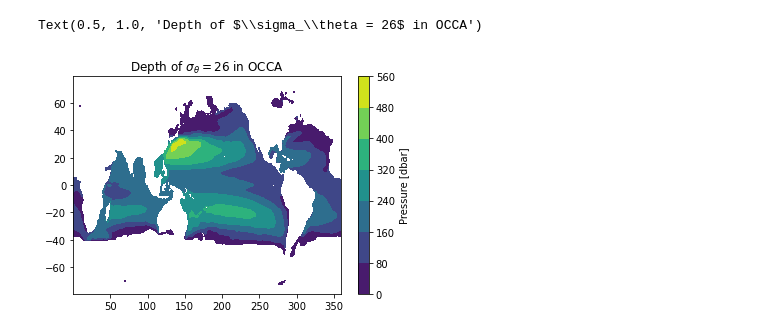
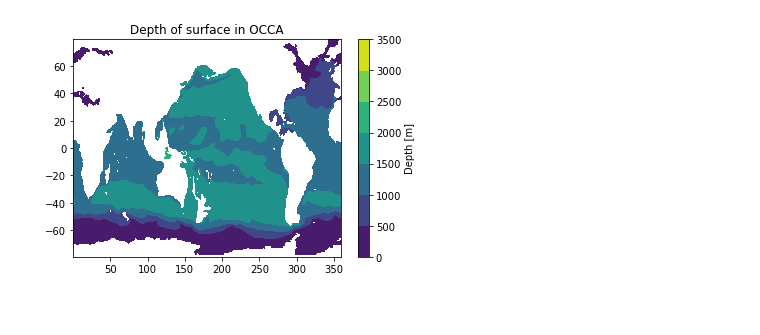
Before and after one commit to geoffstanley/neutralocean, a Jupyter notebook: sandbox/GS/notebooks/OCCA_pot_dens_surf.ipynb, the cells around one changed output. Saved outputs shown, nothing was run; the diff lists cells and outputs as text; code cells hidden in the pictures; blank space fills up the shorter version.

Commit message:
delta surfaces.  test fixes

```diff
--- a/sandbox/GS/notebooks/OCCA_pot_dens_surf.ipynb
+++ b/sandbox/GS/notebooks/OCCA_pot_dens_surf.ipynb
@@ -30,9 +33,8 @@ Wall time: 174 ms
 # %%
 fig, ax = plt.subplots()
-cs = ax.contourf(lon, lat, p)
+cs = ax.contourf(lon, lat, z_sigma)
 cbar = fig.colorbar(cs, ax=ax)
-cbar.set_label("Pressure [dbar]")
-ax.set_title(r"Depth of $\sigma_\theta = 26$ in OCCA")
+cbar.set_label("Depth [m]")
+ax.set_title(r"Depth of surface in OCCA");
 # %% [output]
-Text(0.5, 1.0, 'Depth of $\\sigma_\\theta = 26$ in OCCA')
-[figure, old version]
+[figure, new version]
```
Also changed, not shown: parts of 7 cells of this notebook, 4 other files.
